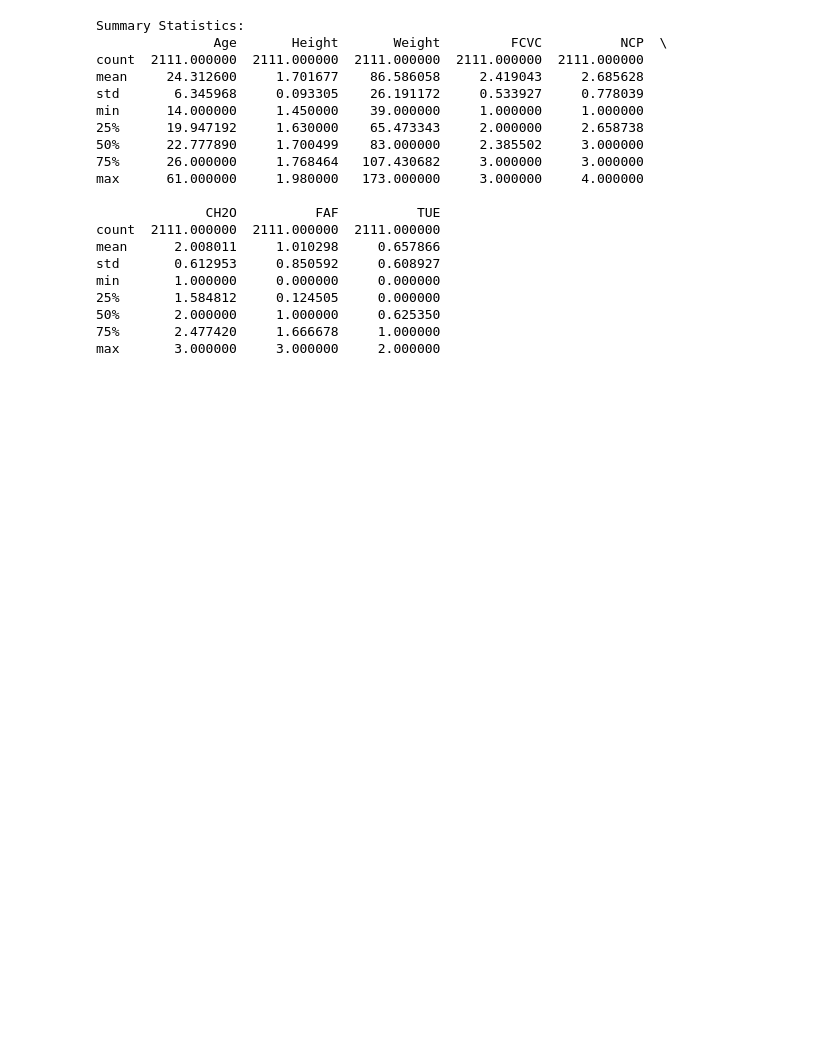
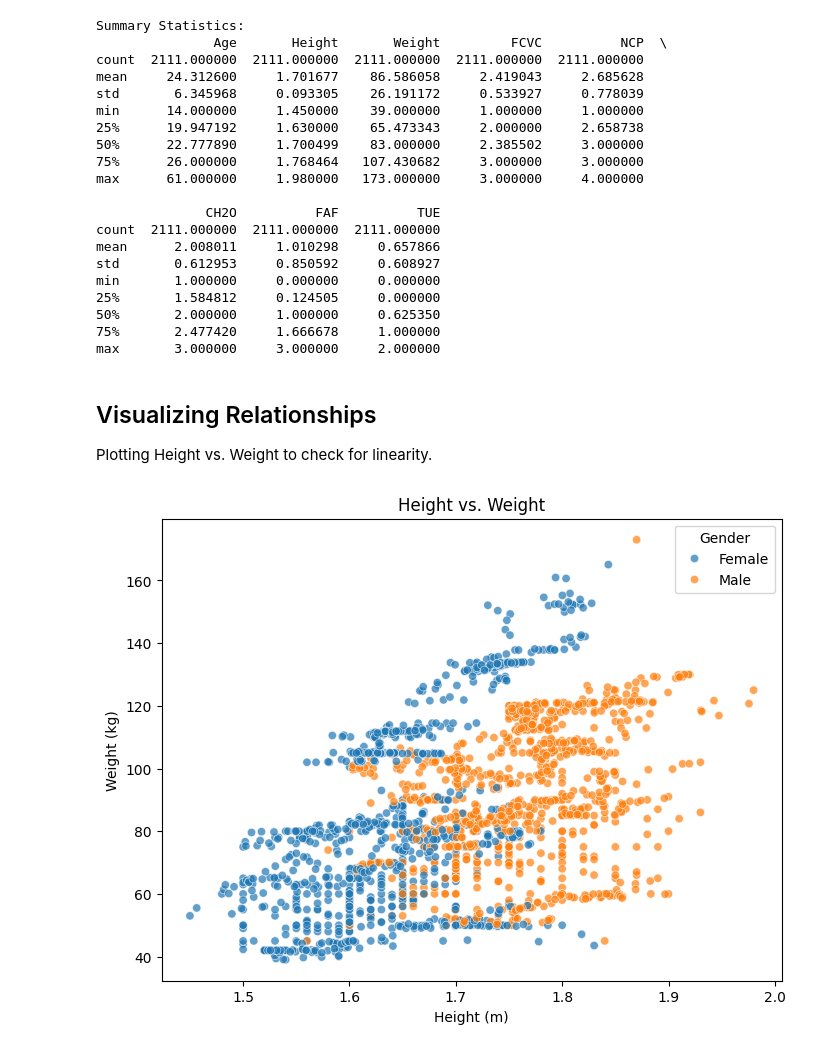
Before and after one commit to GoudyMT/Obesity_Regression_Analysis, a Jupyter notebook: Obesity_Regression_Analysis.ipynb, the cells around one changed output. Saved outputs shown, nothing was run; the diff lists cells and outputs as text; code cells hidden in the pictures; blank space fills up the shorter version.

```diff
--- a/Obesity_Regression_Analysis.ipynb
+++ b/Obesity_Regression_Analysis.ipynb
@@ -79,3 +79,16 @@ min       1.000000     0.000000     0.000000
 50%       2.000000     1.000000     0.625350
 75%       2.477420     1.666678     1.000000
 max       3.000000     3.000000     2.000000
+# %% [markdown]
+## Visualizing Relationships
+Plotting Height vs. Weight to check for linearity.
+# %%
+# Scatter plot of Height vs. Weight
+plt.figure(figsize=(8, 6))
+sns.scatterplot(x='Height', y='Weight', data=df, hue='Gender', alpha=0.7)
+plt.title('Height vs. Weight')
+plt.xlabel('Height (m)')
+plt.ylabel('Weight (kg)')
+plt.show()
+# %% [output]
+[figure, added]
```
Also changed, not shown: parts of 3 cells of this notebook.
